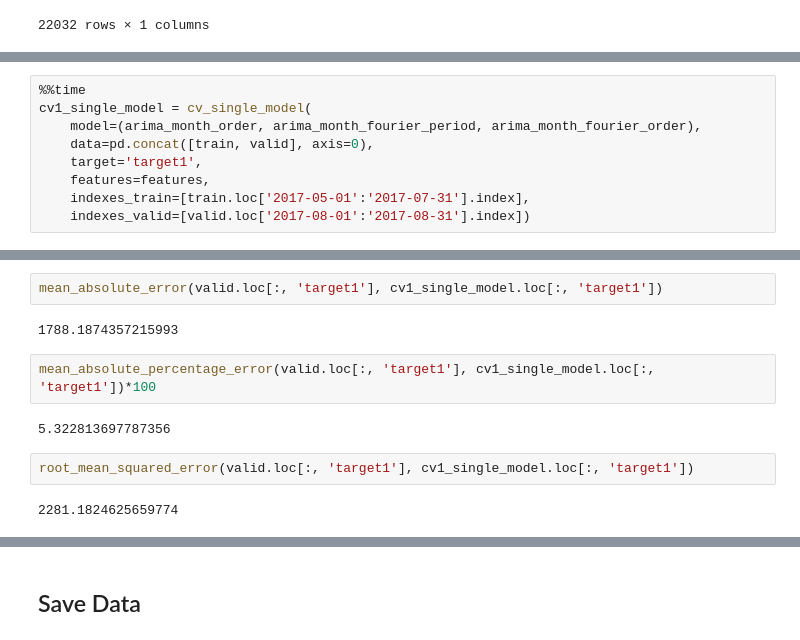
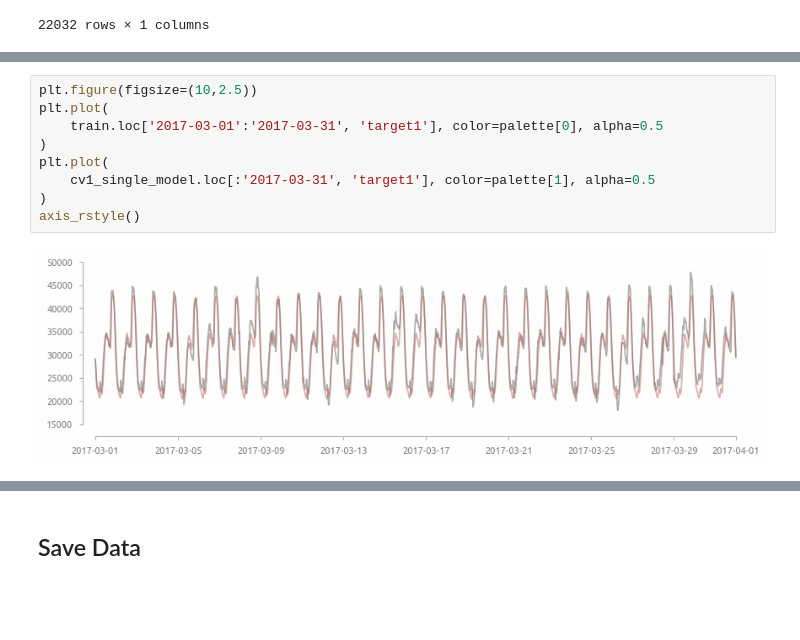
Before and after one commit to a-chasovsky/electric-power-consumption, a Jupyter notebook: 03-arima-month.ipynb, the cells around one changed output, grey strips where cells are left out. Cells and saved outputs as stored; diff of their text form; blank space fills up the shorter version.

```diff
--- a/03-arima-month.ipynb
+++ b/03-arima-month.ipynb
@@ -1801,9 +1778,0 @@ y_pred = forecast_month.predicted_mean
-# %%
-%%time
-cv1_single_model = cv_single_model(
-    model=(arima_month_order, arima_month_fourier_period, arima_month_fourier_order),
-    data=pd.concat([train, valid], axis=0),
-    target='target1',
-    features=features,
-    indexes_train=[train.loc['2017-05-01':'2017-07-31'].index],
-    indexes_valid=[valid.loc['2017-08-01':'2017-08-31'].index])
@@ -1824,12 +1779,11 @@ plt.plot(
-# %%
-mean_absolute_error(valid.loc[:, 'target1'], cv1_single_model.loc[:, 'target1'])
-# %% [output]
-1788.1874357215993
-# %%
-mean_absolute_percentage_error(valid.loc[:, 'target1'], cv1_single_model.loc[:, 'target1'])*100
-# %% [output]
-5.322813697787356
-# %%
-root_mean_squared_error(valid.loc[:, 'target1'], cv1_single_model.loc[:, 'target1'])
-# %% [output]
-2281.1824625659774
+# %%
+plt.figure(figsize=(10,2.5))
+plt.plot(
+    train.loc['2017-03-01':'2017-03-31', 'target1'], color=palette[0], alpha=0.5
+)
+plt.plot(
+    cv1_single_model.loc[:'2017-03-31', 'target1'], color=palette[1], alpha=0.5
+)
+axis_rstyle()
+# %% [output]
+[figure, added]
```
Also changed, not shown: parts of 31 cells of this notebook, 22 other files.
